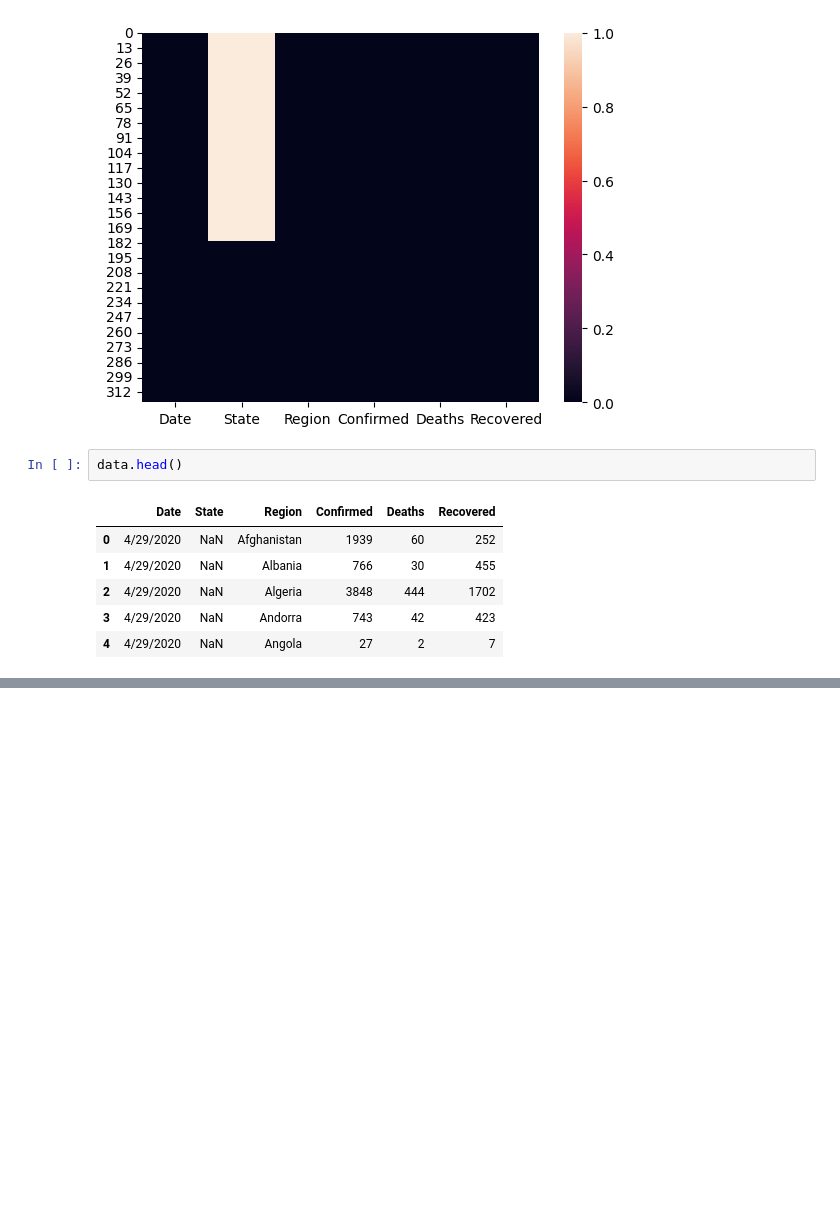
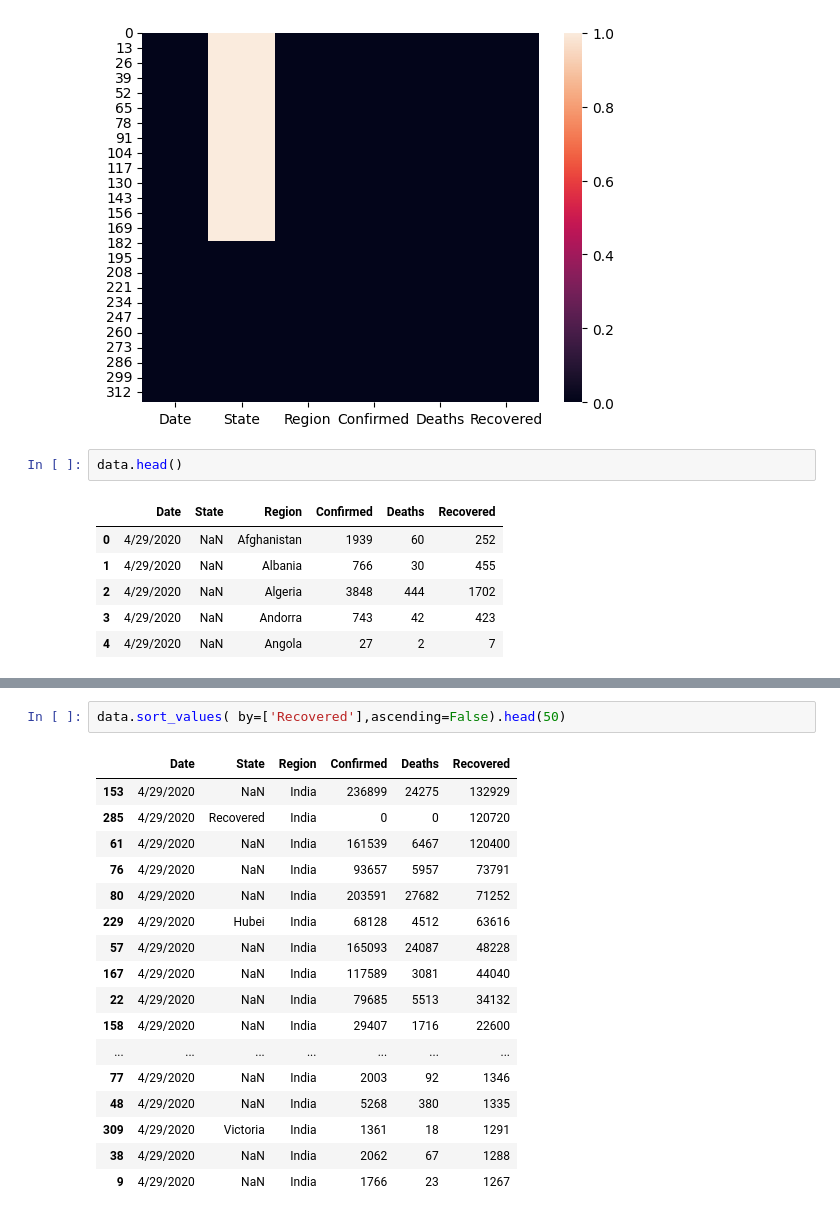
Before and after one commit to Palakg24/Practice, a Jupyter notebook: Project-3.ipynb, the cells around one changed output, grey strips where cells are left out. Cells and saved outputs as stored; diff of their text form; blank space fills up the shorter version.

```diff
--- a/Project-3.ipynb
+++ b/Project-3.ipynb
@@ -93,0 +261,20 @@ Error:
+# %%
+data.sort_values( by=['Recovered'],ascending=False).head(50)
+# %% [output]
+|  | Date | State | Region | Confirmed | Deaths | Recovered |
+| 153 | 4/29/2020 | NaN | India | 236899 | 24275 | 132929 |
+| 285 | 4/29/2020 | Recovered | India | 0 | 0 | 120720 |
+| 61 | 4/29/2020 | NaN | India | 161539 | 6467 | 120400 |
+| 76 | 4/29/2020 | NaN | India | 93657 | 5957 | 73791 |
+| 80 | 4/29/2020 | NaN | India | 203591 | 27682 | 71252 |
+| 229 | 4/29/2020 | Hubei | India | 68128 | 4512 | 63616 |
+| 57 | 4/29/2020 | NaN | India | 165093 | 24087 | 48228 |
+| 167 | 4/29/2020 | NaN | India | 117589 | 3081 | 44040 |
+| 22 | 4/29/2020 | NaN | India | 79685 | 5513 | 34132 |
+| 158 | 4/29/2020 | NaN | India | 29407 | 1716 | 22600 |
+| ... | ... | ... | ... | ... | ... | ... |
+| 77 | 4/29/2020 | NaN | India | 2003 | 92 | 1346 |
+| 48 | 4/29/2020 | NaN | India | 5268 | 380 | 1335 |
+| 309 | 4/29/2020 | Victoria | India | 1361 | 18 | 1291 |
+| 38 | 4/29/2020 | NaN | India | 2062 | 67 | 1288 |
+| 9 | 4/29/2020 | NaN | India | 1766 | 23 | 1267 |
```
Also changed, not shown: parts of 15 cells of this notebook.
